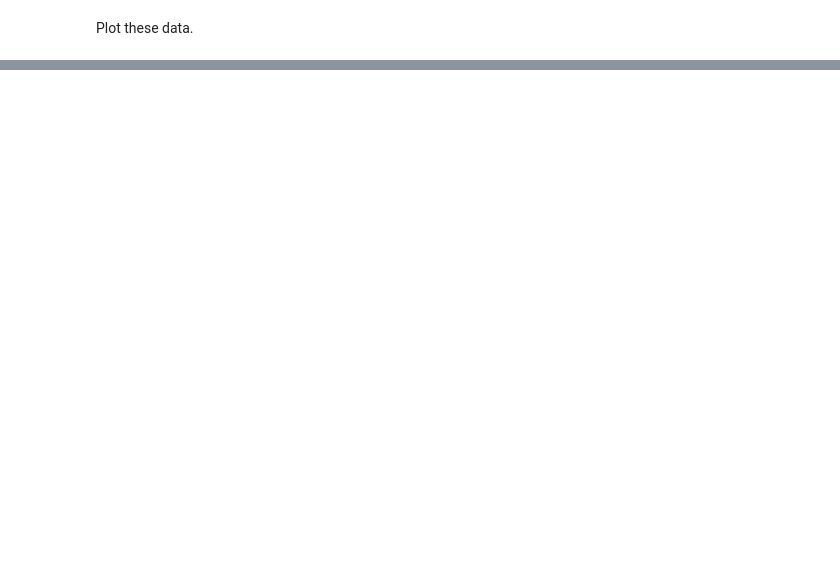
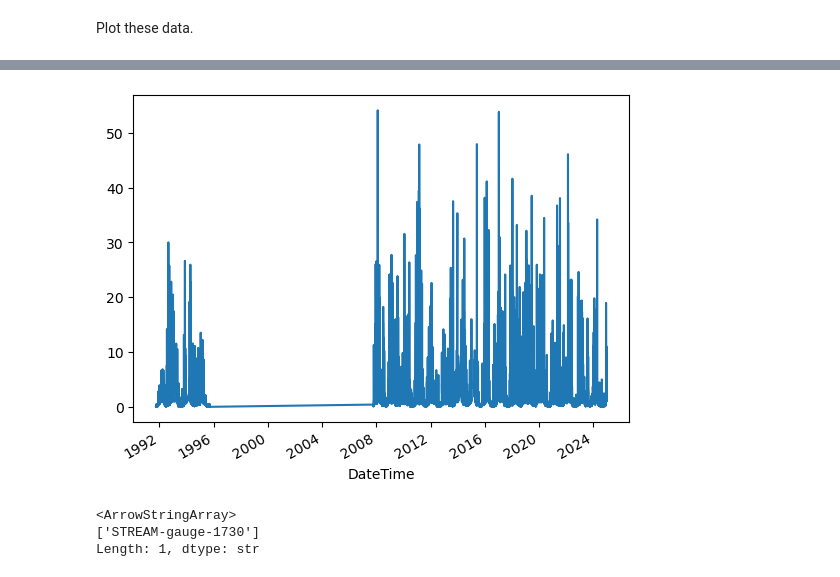
Before and after one commit to CUAHSI/STREAM, a Jupyter notebook: advanced_queries.ipynb, the cells around one changed output, grey strips where cells are left out. Cells and saved outputs as stored; diff of their text form; code cells hidden in the pictures; blank space fills up the shorter version.

```diff
--- a/advanced_queries.ipynb
+++ b/advanced_queries.ipynb
@@ -111,0 +163,25 @@ for group_name, group_df in df.groupby(df.STREAM_ID):
+# %%
+%%time
+
+
+# read the 'water_quality' data using hive partitioning
+dataset = ds.dataset(
+    files['streamflow'],
+    format="parquet",
+    filesystem=hs.get_s3_filesystem(),
+    partitioning="hive"
+)
+
+# filter these data for the stream ids returned when we queried the metadata file
+stream_ids = list(dat.STREAM_ID)
+result = dataset.to_table(
+    filter=(
+        (ds.field("STREAM_ID").isin(stream_ids))
+    )
+)
+df = result.to_pandas()
+
+for group_name, group_df in df.groupby(df.STREAM_ID):
+    group_df.set_index('DateTime', inplace=True)
+    group_df.Q_m3s.plot()
+# %% [output]
@@ -111,0 +190,7 @@ for group_name, group_df in df.groupby(df.STREAM_ID):
+[figure, added]
+# %%
+df.STREAM_ID.unique()
+# %% [output]
+<ArrowStringArray>
+['STREAM-gauge-1730']
+Length: 1, dtype: str
```
Also changed, not shown: parts of 8 cells of this notebook, 3 other files.
